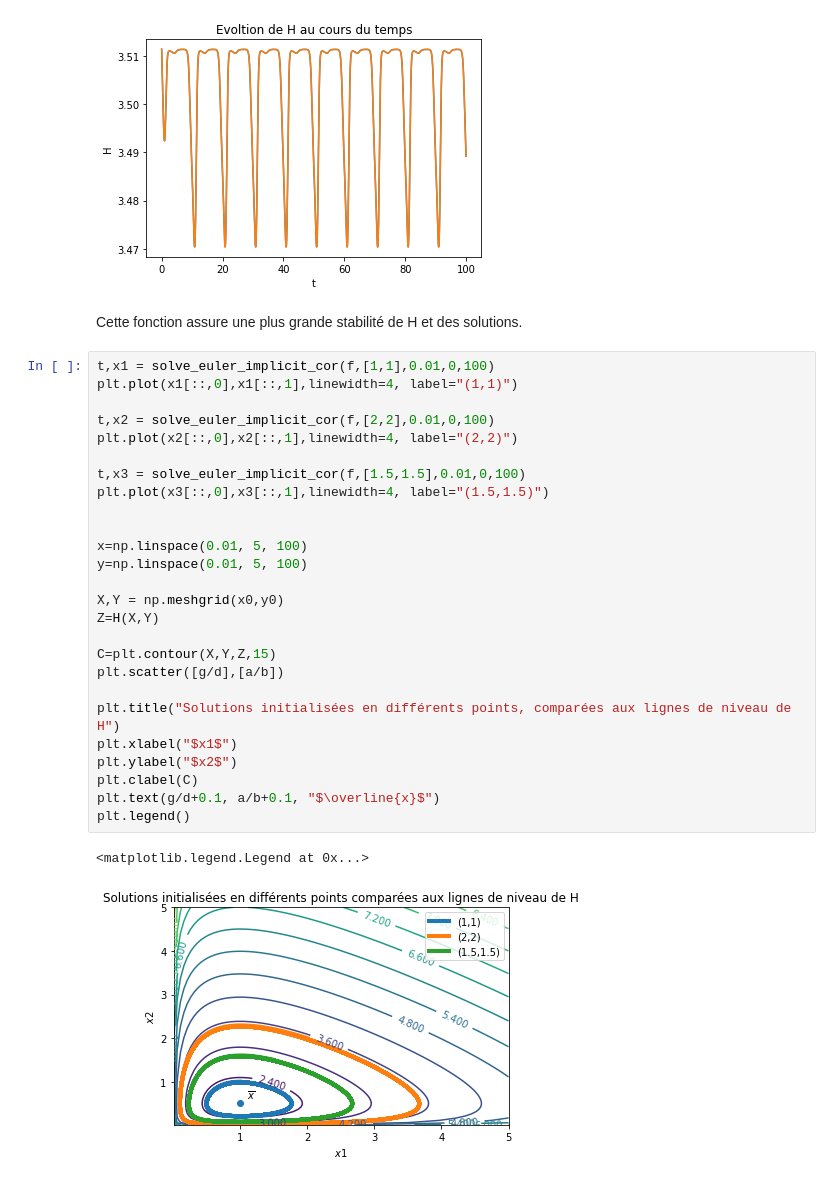
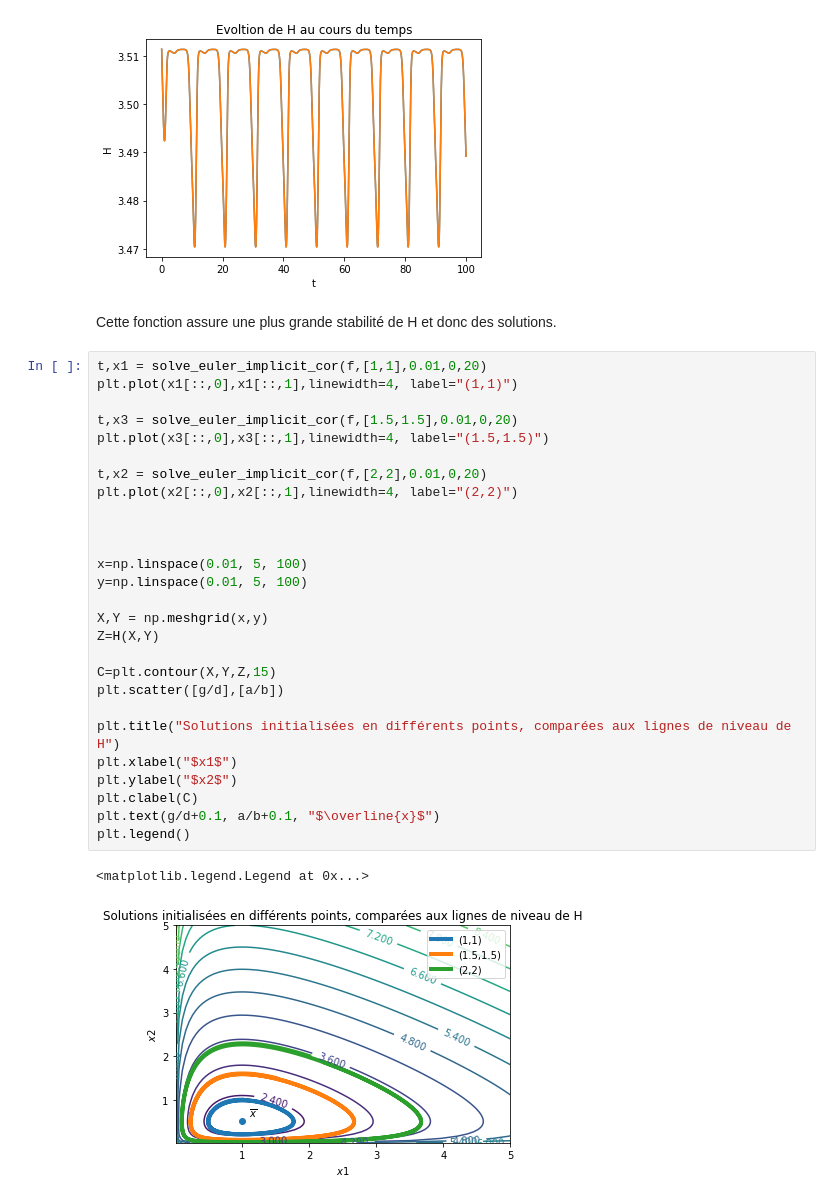
Before and after one commit to guillaumerichard2020/Proj-Num-2-Equa-diff, a Jupyter notebook: Projet Equations Différentielles .ipynb, the cells around one changed output. Drawn from its saved outputs; the diff is of its cells as text.

```diff
--- a/Projet Equations Différentielles .ipynb
+++ b/Projet Equations Différentielles .ipynb
@@ -583,33 +583,34 @@ plt.ylabel("H")
 Text(0, 0.5, 'H')
 [figure]
 # %% [markdown]
-Cette fonction assure une plus grande stabilité de H et des solutions.
+Cette fonction assure une plus grande stabilité de H et donc des solutions.
 # %%
-t,x1 = solve_euler_implicit_cor(f,[1,1],0.01,0,100)
+t,x1 = solve_euler_implicit_cor(f,[1,1],0.01,0,20)
 plt.plot(x1[::,0],x1[::,1],linewidth=4, label="(1,1)")
 
-t,x2 = solve_euler_implicit_cor(f,[2,2],0.01,0,100)
+t,x3 = solve_euler_implicit_cor(f,[1.5,1.5],0.01,0,20)
+plt.plot(x3[::,0],x3[::,1],linewidth=4, label="(1.5,1.5)")
+
+t,x2 = solve_euler_implicit_cor(f,[2,2],0.01,0,20)
 plt.plot(x2[::,0],x2[::,1],linewidth=4, label="(2,2)")
 
-t,x3 = solve_euler_implicit_cor(f,[1.5,1.5],0.01,0,100)
-plt.plot(x3[::,0],x3[::,1],linewidth=4, label="(1.5,1.5)")
 
 
 x=np.linspace(0.01, 5, 100)
 y=np.linspace(0.01, 5, 100)
 
-X,Y = np.meshgrid(x0,y0)
+X,Y = np.meshgrid(x,y)
 Z=H(X,Y)
 
 C=plt.contour(X,Y,Z,15)
 plt.scatter([g/d],[a/b])
 
 plt.title("Solutions initialisées en différents points, comparées aux lignes de niveau de H")
 plt.xlabel("$x1$")
 plt.ylabel("$x2$")
 plt.clabel(C)
 plt.text(g/d+0.1, a/b+0.1, "$\overline{x}$")
 plt.legend()
 # %% [output]
 <matplotlib.legend.Legend at 0x...>
-[figure, old version]
+[figure, new version]
```
